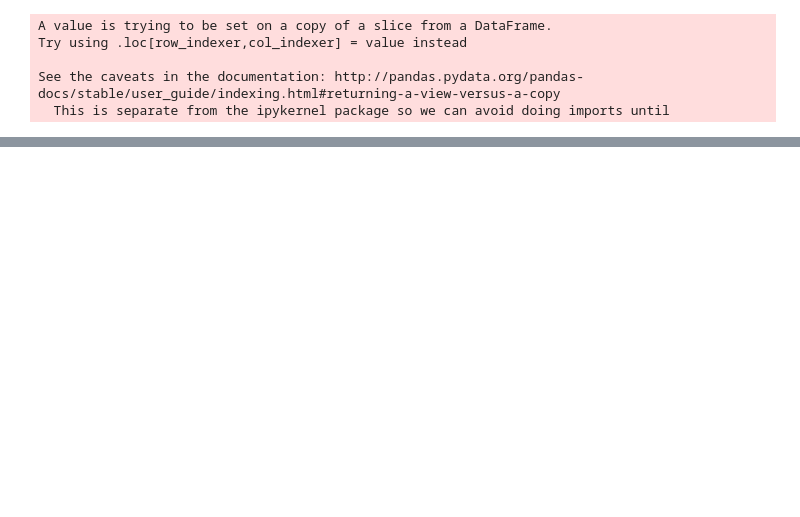
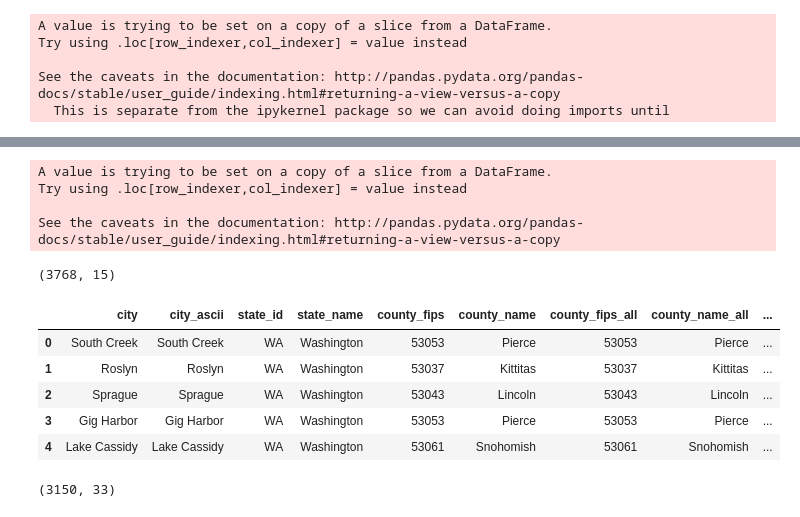
Before and after one commit to JamesWWilson/Jeopardy-Fun-Facts, a Jupyter notebook: Scripts/010_an_merge.ipynb, the cells around one changed output, grey strips where cells are left out. Saved outputs shown, nothing was run; the diff lists cells and outputs as text; code cells hidden in the pictures; blank space fills up the shorter version.

```diff
--- a/Scripts/010_an_merge.ipynb
+++ b/Scripts/010_an_merge.ipynb
@@ -100,0 +124,23 @@ jeopardy_df.loc[:,'state'] = jeopardy_df.loc[:,'state'].str.strip()
+# %%
+# map gross winnings to each player
+jeopardy_df['gross_winnings'] = jeopardy_df.groupby('Full Name')['Final Score'].transform(sum)
+# %% [output]
+A value is trying to be set on a copy of a slice from a DataFrame.
+Try using .loc[row_indexer,col_indexer] = value instead
+
+See the caveats in the documentation: http://pandas.pydata.org/pandas-docs/stable/user_guide/indexing.html#returning-a-view-versus-a-copy
+# %%
+jeopardy_df.shape
+# %% [output]
+(3768, 15)
+# %%
+# Incorporate us cities geo information
+uscities = pd.read_csv("../Data/uscities.csv", dtype=str)
+uscities.head()
+# %% [output]
+|  | city | city_ascii | state_id | state_name | county_fips | county_name | county_fips_all | county_name_all | ... |
+| 0 | South Creek | South Creek | WA | Washington | 53053 | Pierce | 53053 | Pierce | ... |
+| 1 | Roslyn | Roslyn | WA | Washington | 53037 | Kittitas | 53037 | Kittitas | ... |
+| 2 | Sprague | Sprague | WA | Washington | 53043 | Lincoln | 53043 | Lincoln | ... |
+| 3 | Gig Harbor | Gig Harbor | WA | Washington | 53053 | Pierce | 53053 | Pierce | ... |
+| 4 | Lake Cassidy | Lake Cassidy | WA | Washington | 53061 | Snohomish | 53061 | Snohomish | ... |
@@ -100,0 +153,4 @@ jeopardy_df.loc[:,'state'] = jeopardy_df.loc[:,'state'].str.strip()
+# %%
+jeopardy_df.shape
+# %% [output]
+(3150, 33)
```
Also changed, not shown: parts of 11 cells of this notebook, 16 other files.
